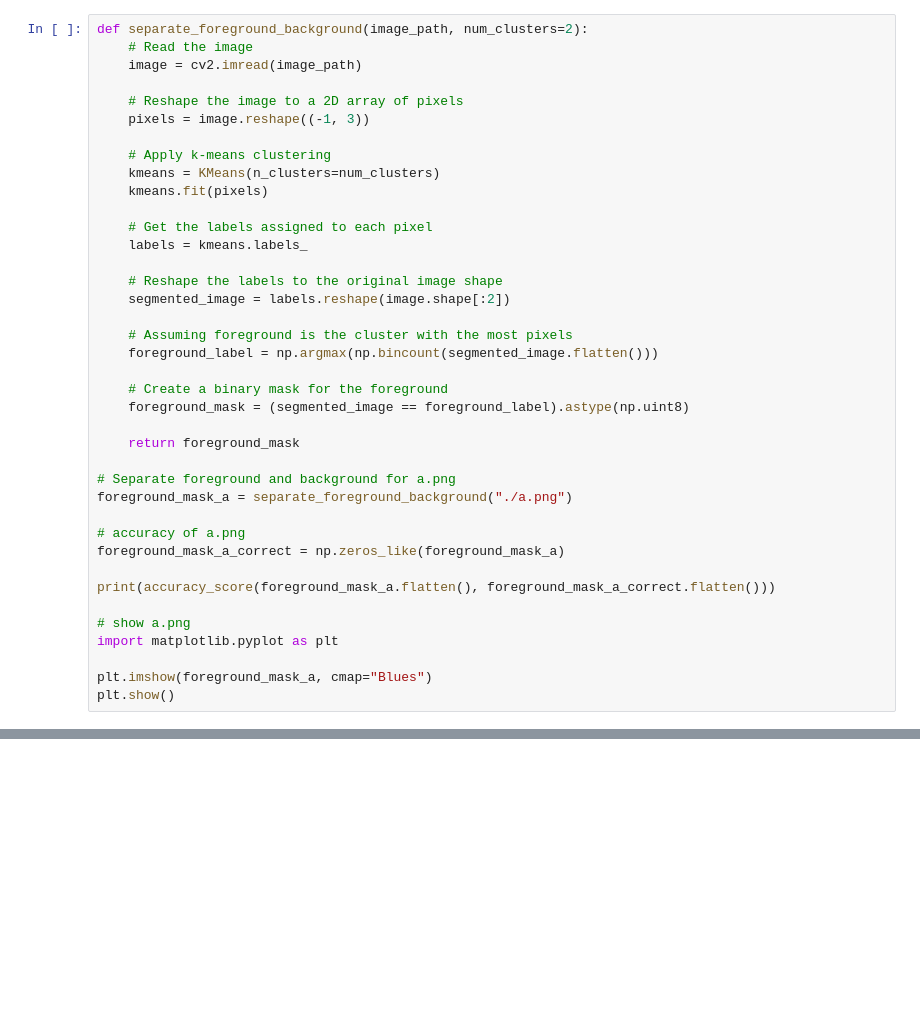
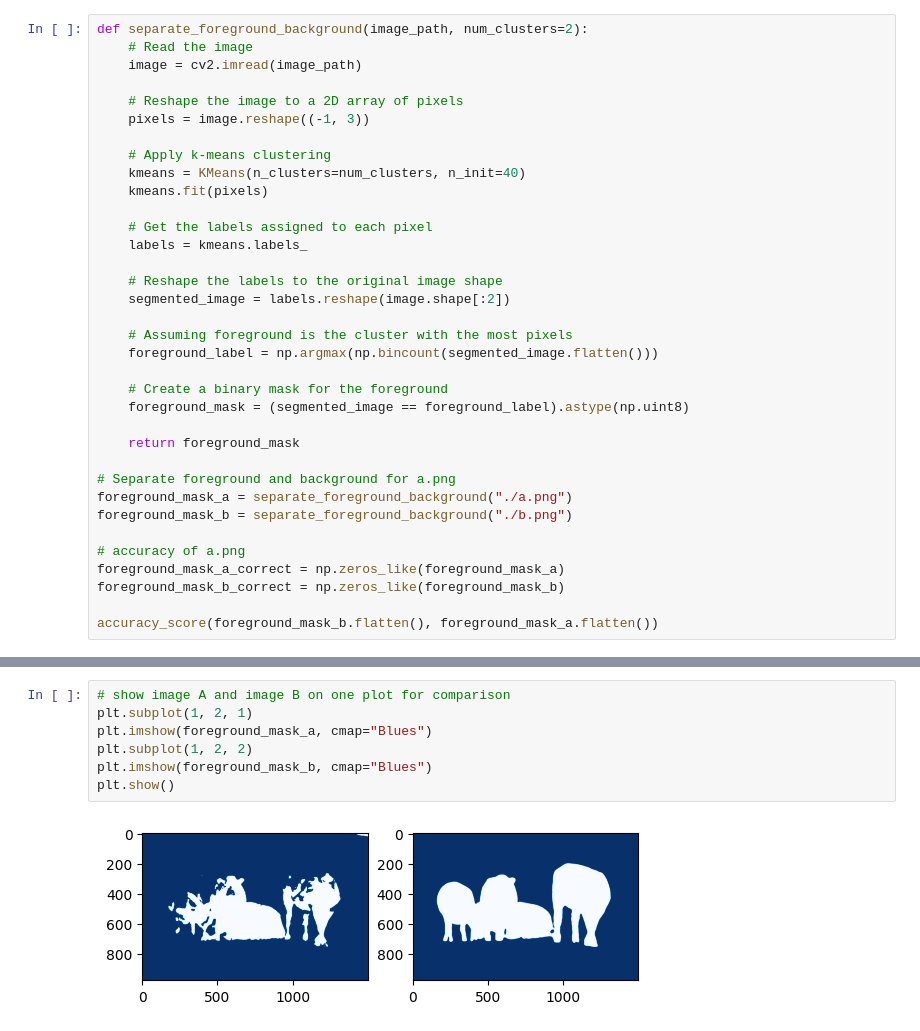
Before and after one commit to mrdjango/ComplexNetworks, a Jupyter notebook: Practice/practice-5/main.ipynb, the cells around one changed output, grey strips where cells are left out. Cells and saved outputs as stored; diff of their text form; blank space fills up the shorter version.

```diff
--- a/Practice/practice-5/main.ipynb
+++ b/Practice/practice-5/main.ipynb
@@ -34,7 +18,7 @@ def separate_foreground_background(image_path, num_clusters=2):
     pixels = image.reshape((-1, 3))
 
     # Apply k-means clustering
-    kmeans = KMeans(n_clusters=num_clusters)
+    kmeans = KMeans(n_clusters=num_clusters, n_init=40)
     kmeans.fit(pixels)
 
     # Get the labels assigned to each pixel
@@ -53,15 +37,11 @@ def separate_foreground_background(image_path, num_clusters=2):
 
 # Separate foreground and background for a.png
 foreground_mask_a = separate_foreground_background("./a.png")
+foreground_mask_b = separate_foreground_background("./b.png")
 
 # accuracy of a.png
 foreground_mask_a_correct = np.zeros_like(foreground_mask_a)
+foreground_mask_b_correct = np.zeros_like(foreground_mask_b)
 
-print(accuracy_score(foreground_mask_a.flatten(), foreground_mask_a_correct.flatten()))
-
-# show a.png
-import matplotlib.pyplot as plt
-
-plt.imshow(foreground_mask_a, cmap="Blues")
-plt.show()
+accuracy_score(foreground_mask_b.flatten(), foreground_mask_a.flatten())
 # %% [output]
@@ -69,0 +54,9 @@ plt.show()
+# %%
+# show image A and image B on one plot for comparison
+plt.subplot(1, 2, 1)
+plt.imshow(foreground_mask_a, cmap="Blues")
+plt.subplot(1, 2, 2)
+plt.imshow(foreground_mask_b, cmap="Blues")
+plt.show()
+# %% [output]
+[figure, added]
```
Also changed, not shown: parts of 5 cells of this notebook.
